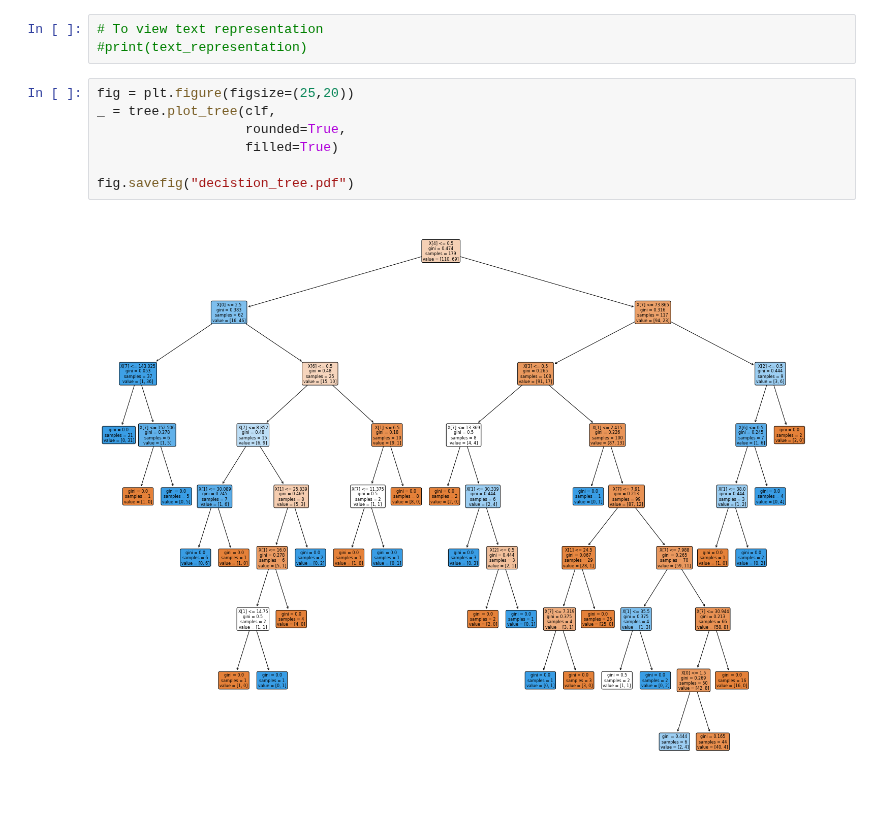
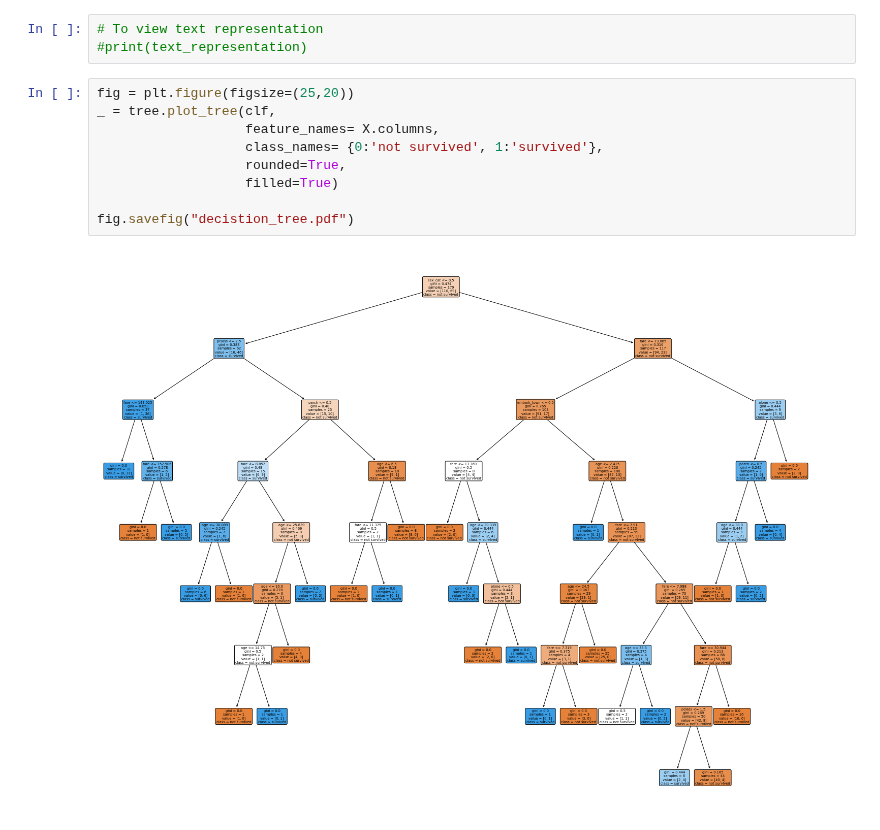
Before and after one commit to CSolitaire/classification-exercises, a Jupyter notebook: model.ipynb, the cells around one changed output. Cells and saved outputs as stored; diff of their text form.

```diff
--- a/model.ipynb
+++ b/model.ipynb
@@ -1414,9 +1414,11 @@ model = clf.fit(X, y)
 # %%
 fig = plt.figure(figsize=(25,20))
 _ = tree.plot_tree(clf,
+                   feature_names= X.columns,
+                   class_names= {0:'not survived', 1:'survived'},
                    rounded=True,
                    filled=True)
 
 fig.savefig("decistion_tree.pdf")
 # %% [output]
-[figure, old version]
+[figure, new version]
```
Also changed, not shown: 1 other file.
